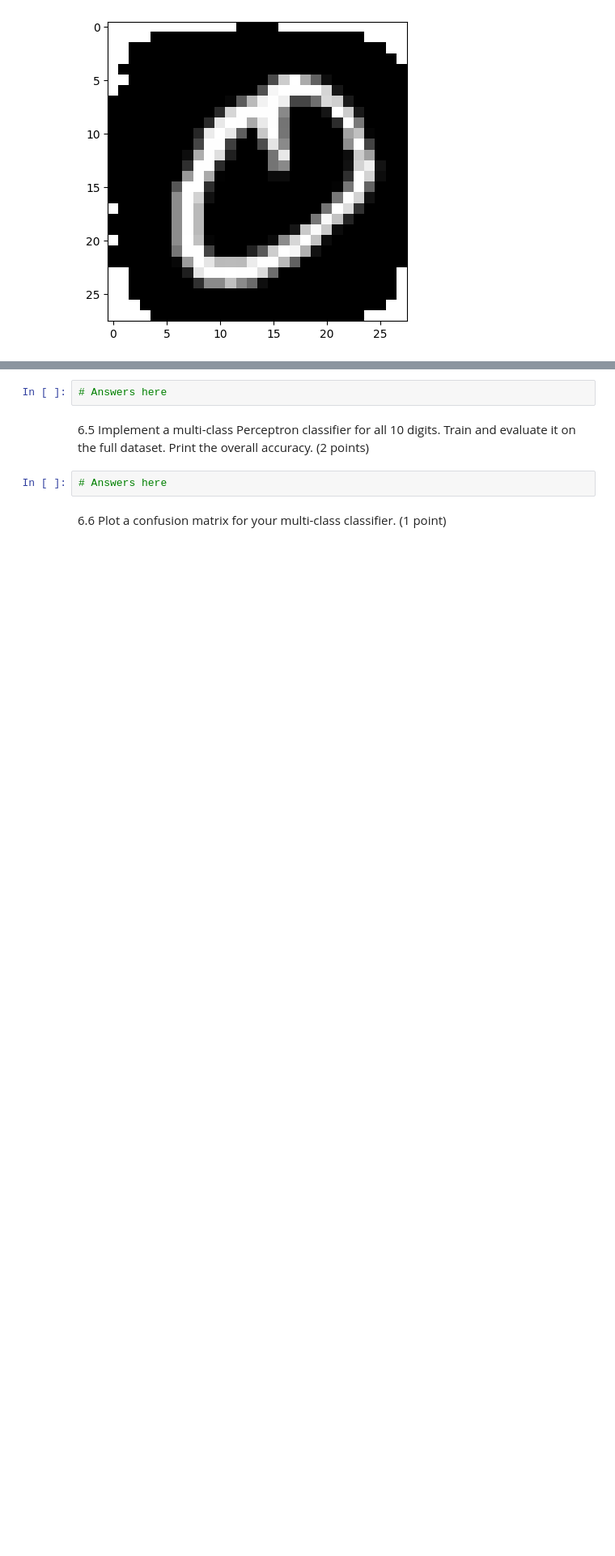
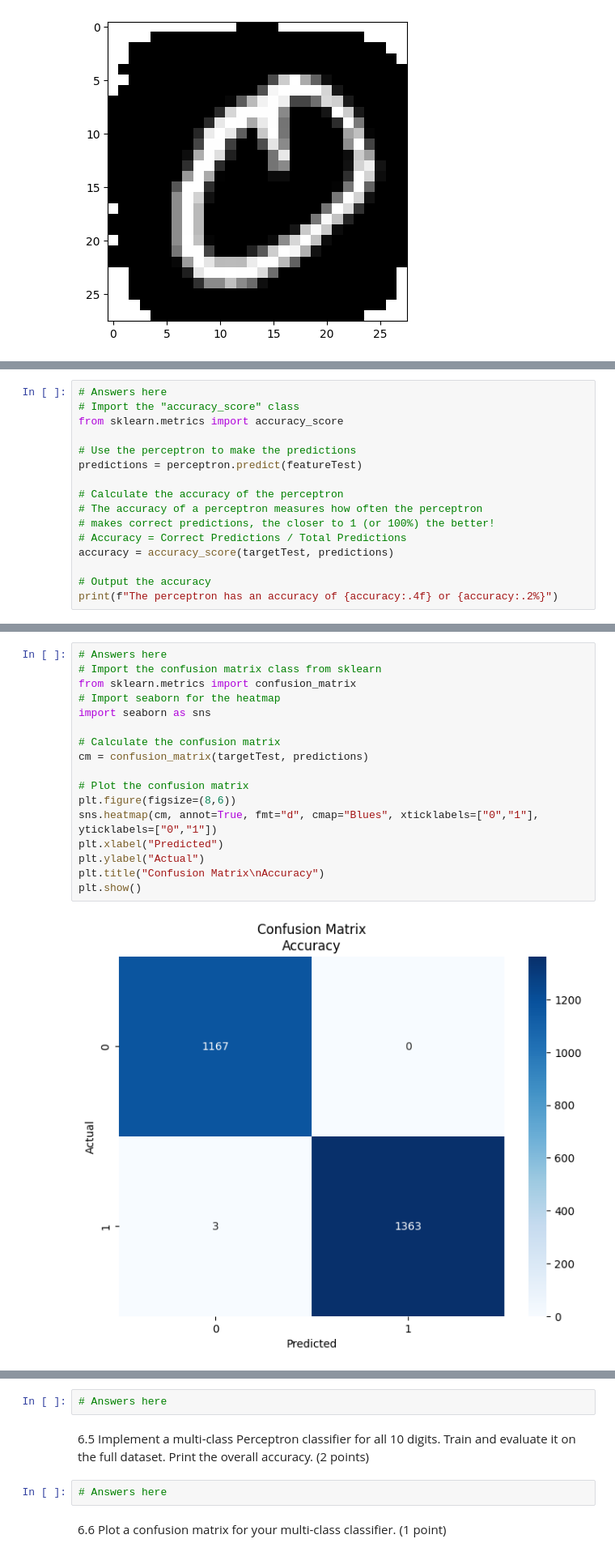
Before and after one commit to SpaceEnthusiast07/UNI, a Jupyter notebook: COM1011 - Machine Learning/Coursework/CW1/COM1011-750032575.ipynb, the cells around one changed output, grey strips where cells are left out. Shown at 81% size. Cells and saved outputs as stored; diff of their text form; blank space fills up the shorter version.

```diff
--- a/COM1011 - Machine Learning/Coursework/CW1/COM1011-750032575.ipynb
+++ b/COM1011 - Machine Learning/Coursework/CW1/COM1011-750032575.ipynb
@@ -792,0 +821,16 @@ We will use the Perceptron classifier to distinguish between digit '0' and digit
+# %%
+# Answers here
+# Import the "accuracy_score" class
+from sklearn.metrics import accuracy_score
+
+# Use the perceptron to make the predictions
+predictions = perceptron.predict(featureTest)
+
+# Calculate the accuracy of the perceptron
+# The accuracy of a perceptron measures how often the perceptron
+# makes correct predictions, the closer to 1 (or 100%) the better!
+# Accuracy = Correct Predictions / Total Predictions
+accuracy = accuracy_score(targetTest, predictions)
+
+# Output the accuracy
+print(f"The perceptron has an accuracy of {accuracy:.4f} or {accuracy:.2%}")
@@ -792,0 +841,19 @@ We will use the Perceptron classifier to distinguish between digit '0' and digit
+# %%
+# Answers here
+# Import the confusion matrix class from sklearn
+from sklearn.metrics import confusion_matrix
+# Import seaborn for the heatmap
+import seaborn as sns
+
+# Calculate the confusion matrix
+cm = confusion_matrix(targetTest, predictions)
+
+# Plot the confusion matrix
+plt.figure(figsize=(8,6))
+sns.heatmap(cm, annot=True, fmt="d", cmap="Blues", xticklabels=["0","1"], yticklabels=["0","1"])
+plt.xlabel("Predicted")
+plt.ylabel("Actual")
+plt.title("Confusion Matrix\nAccuracy")
+plt.show()
+# %% [output]
+[figure, added]
```
Also changed, not shown: parts of 6 cells of this notebook.
